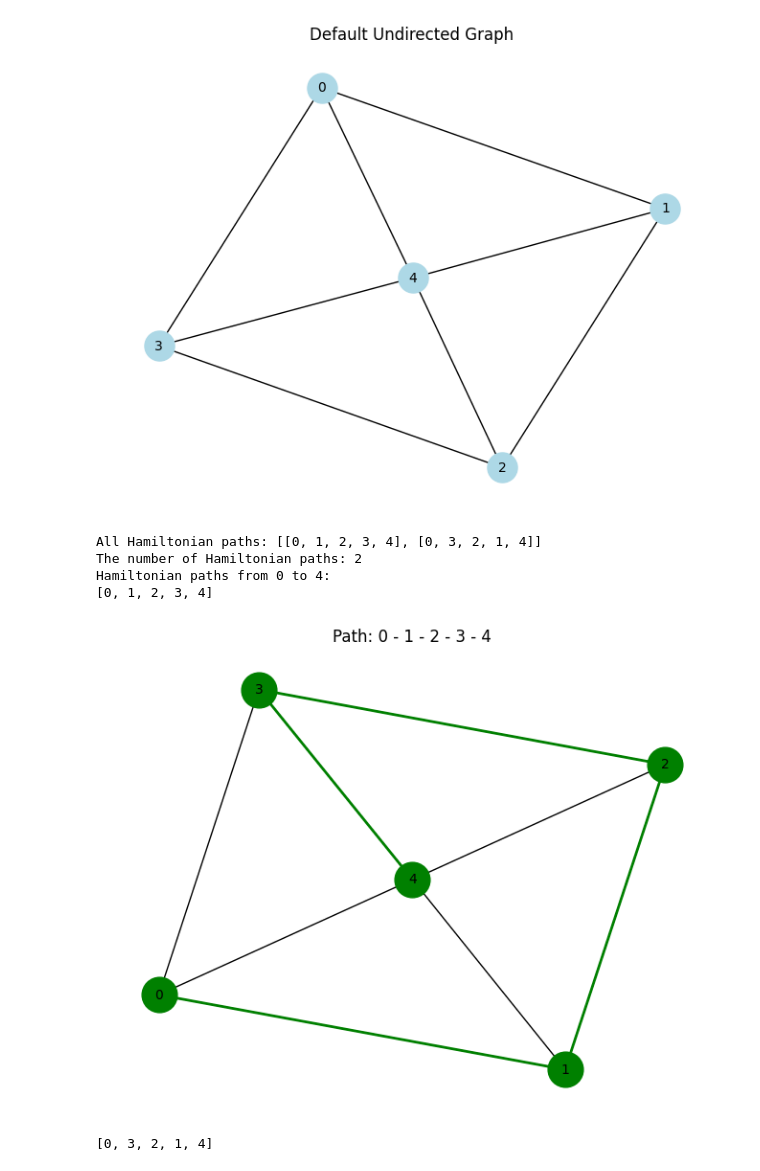
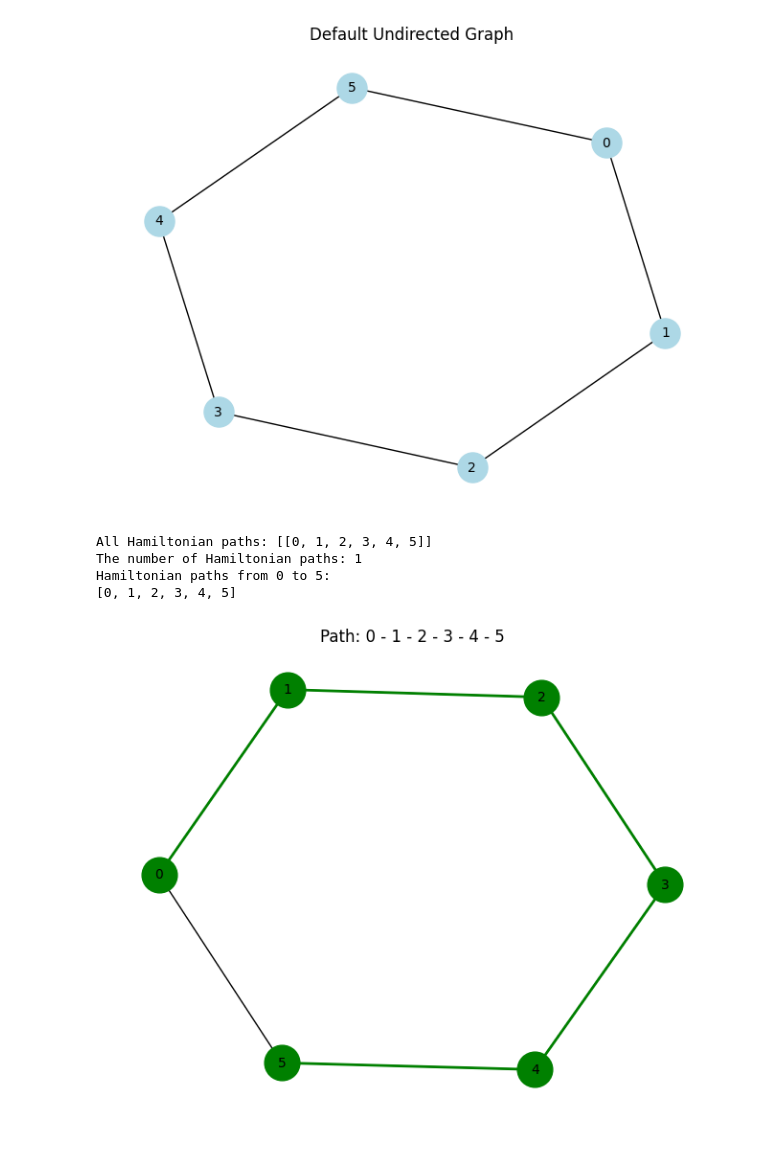
Before and after one commit to PhupaSirirat/Algorithm-Design-Analysis, a Jupyter notebook: LAB2 Brute Force/2-1.ipynb, the cells around one changed output. Drawn from its saved outputs; the diff is of its cells as text; code cells hidden in the pictures.

```diff
--- a/LAB2 Brute Force/2-1.ipynb
+++ b/LAB2 Brute Force/2-1.ipynb
@@ -216,12 +216,11 @@ def visualize_path(graph, path, is_directed):
     plt.title(f"Path: {' -> '.join(map(str, path))}" if is_directed else f"Path: {' - '.join(map(str, path))}")
     plt.show()
 # %%
-Path(graph2_1_5, 0, 4)
+Path(graph2_1_1, 0, 5)
 # %% [output]
-[figure, old version]
+[figure, new version]
-All Hamiltonian paths: [[0, 1, 2, 3, 4], [0, 3, 2, 1, 4]]
-The number of Hamiltonian paths: 2
-Hamiltonian paths from 0 to 4:
-[0, 1, 2, 3, 4]
+All Hamiltonian paths: [[0, 1, 2, 3, 4, 5]]
+The number of Hamiltonian paths: 1
+Hamiltonian paths from 0 to 5:
+[0, 1, 2, 3, 4, 5]
-[figure, old version]
+[figure, new version]
-[0, 3, 2, 1, 4]
```
Also changed, not shown: parts of 1 cell of this notebook, 3 other files.
